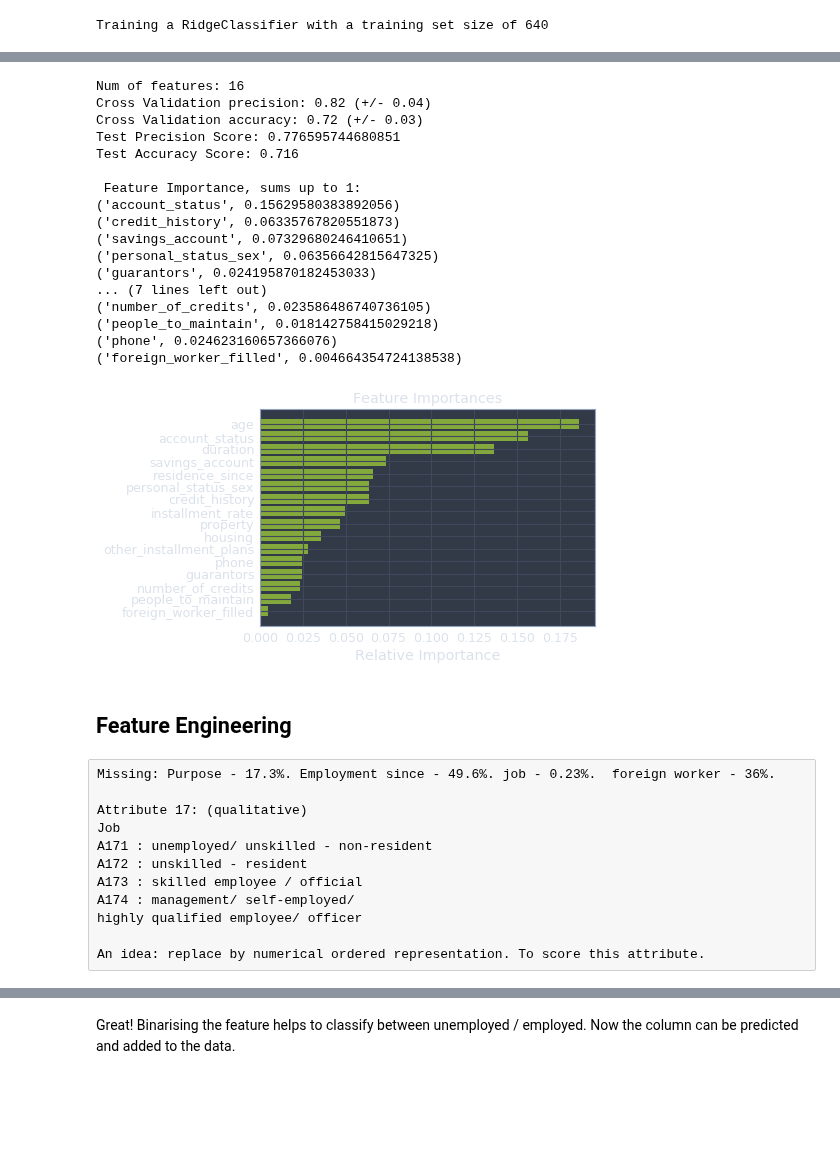
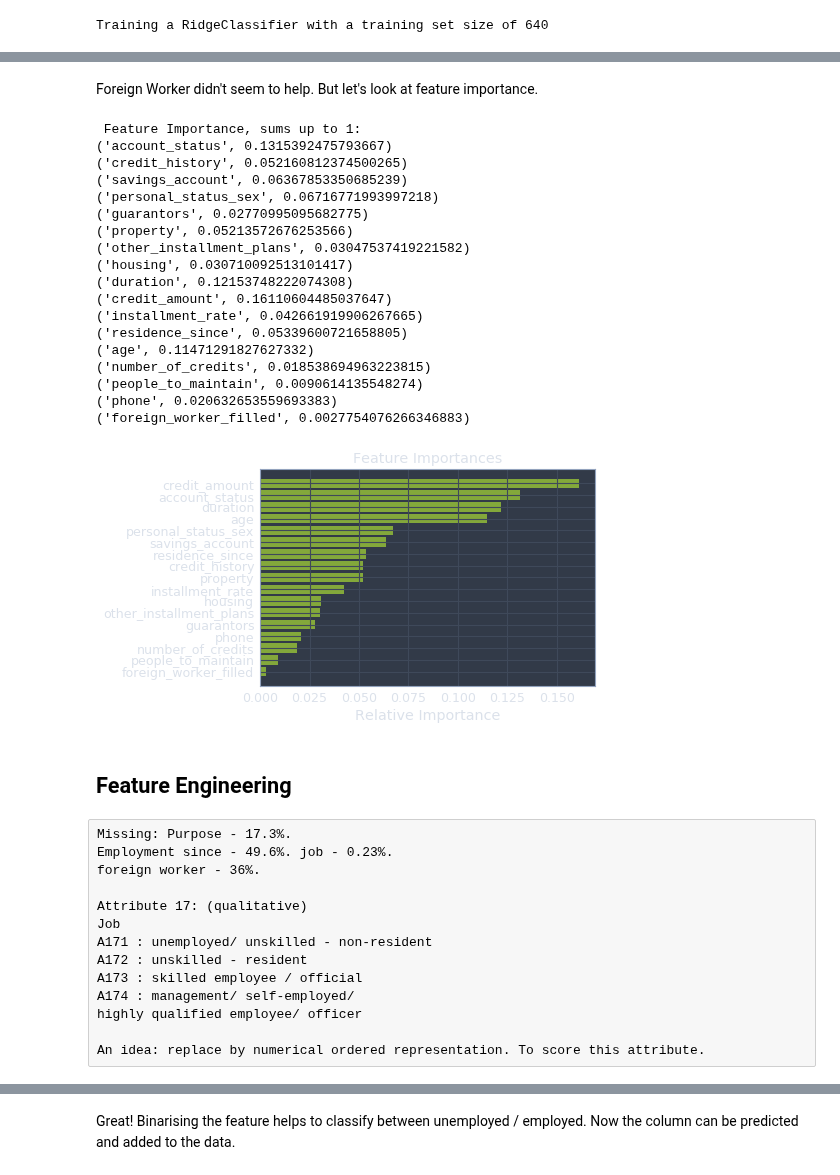
Before and after one commit to alyonavyshnevska/intelligent_data_analysis, a Jupyter notebook: Final_Project/FinalProject.ipynb, the cells around one changed output, grey strips where cells are left out. Cells and saved outputs as stored; diff of their text form; code cells hidden in the pictures; blank space fills up the shorter version.

Commit message:
clean up until other clissifiers

```diff
--- a/Final_Project/FinalProject.ipynb
+++ b/Final_Project/FinalProject.ipynb
@@ -504,9 +504,6 @@ def train_predict(clf, X_train, y_train, X_test, y_test=None):
     # Predict labes
     y_pred = predict(clf, X_test)
 
-    if y_test:
-        evaluate_test(y_test, y_pred)
-
     return y_pred
 # %% [markdown]
 ### Random Forest
@@ -799,0 +795,7 @@ Cross Validation f1_micro: 0.96 (+/- 0.01)
+# %%
+#Add Foreign Worker column to df_X
+df_X_onehot = (pd.concat([df_X_onehot, filled_cols], axis=1))
+df_X_enc = (pd.concat([df_X_enc, filled_cols], axis=1))
+print(df_X_onehot.shape)
+print(df_X_enc.shape)
+df_X_enc.columns
@@ -799,0 +811,8 @@ Cross Validation f1_micro: 0.96 (+/- 0.01)
+# %%
+# Thry the classifier with additional feature
+X_train, X_test, y_train, y_test = train_test_split(
+    df_X_enc, label, test_size = 0.25, random_state=4)
+
+clf = RandomForestClassifier(max_features = 17)
+y_pred = train_predict(clf, X_train, y_train, X_test, y_test=None)
+evaluate_test(y_test, y_pred)
@@ -800,12 +827,7 @@ Cross Validation f1_micro: 0.96 (+/- 0.01)
+# %% [markdown]
+Foreign Worker didn't seem to help. But let's look at feature importance.
 # %%
-def classify_with_new_cols(df_X_enc, filled_cols, max_features=10):
-    X_train, X_test, y_train, y_test = train_test_split(
-    (pd.concat([df_X_enc, filled_cols], axis=1)), label, test_size = 0.25, random_state=4)
-    print(f"Num of features: {X_train.shape[1]}")
-
-    clf = RandomForestClassifier(n_estimators=10, max_features=max_features)
-
-    trained_clf, y_pred = classify(clf, X_train, y_train, X_test, y_test)
+def display_feature_importance(trained_clf):
 
     # Print the name and gini importance of each feature
     importances = trained_clf.feature_importances_
@@ -824,25 +846,26 @@ def classify_with_new_cols(df_X_enc, filled_cols, max_features=10):
     return
 # %%
 # Add foreign Worker feature to classification
-classify_with_new_cols(df_X_enc, filled_cols, max_features=16)
+display_feature_importance(clf)
 # %% [output]
-Num of features: 16
-Cross Validation precision: 0.82 (+/- 0.04)
-Cross Validation accuracy: 0.72 (+/- 0.03)
-Test Precision Score: 0.776595744680851
-Test Accuracy Score: 0.716
-
  Feature Importance, sums up to 1:
-('account_status', 0.15629580383892056)
-('credit_history', 0.06335767820551873)
-('savings_account', 0.07329680246410651)
-('personal_status_sex', 0.06356642815647325)
-('guarantors', 0.024195870182453033)
-... (7 lines left out)
-('number_of_credits', 0.023586486740736105)
-('people_to_maintain', 0.018142758415029218)
-('phone', 0.024623160657366076)
-('foreign_worker_filled', 0.004664354724138538)
+('account_status', 0.1315392475793667)
+('credit_history', 0.052160812374500265)
+('savings_account', 0.06367853350685239)
+('personal_status_sex', 0.06716771993997218)
+('guarantors', 0.02770995095682775)
+('property', 0.05213572676253566)
+('other_installment_plans', 0.03047537419221582)
+('housing', 0.030710092513101417)
+('duration', 0.12153748222074308)
+('credit_amount', 0.16110604485037647)
+('installment_rate', 0.042661919906267665)
+('residence_since', 0.05339600721658805)
+('age', 0.11471291827627332)
+('number_of_credits', 0.018538694963223815)
+('people_to_maintain', 0.0090614135548274)
+('phone', 0.020632653559693383)
+('foreign_worker_filled', 0.0027754076266346883)
-[figure, old version]
+[figure, new version]
 # %% [markdown]
 ## Feature Engineering
@@ -849,5 +894,7 @@ Test Accuracy Score: 0.716
 # %% [raw]
-Missing: Purpose - 17.3%. Employment since - 49.6%. job - 0.23%.  foreign worker - 36%.
+Missing: Purpose - 17.3%.
+Employment since - 49.6%. job - 0.23%.
+foreign worker - 36%.
 
 Attribute 17: (qualitative)
 Job
```
Also changed, not shown: parts of 44 cells of this notebook.
